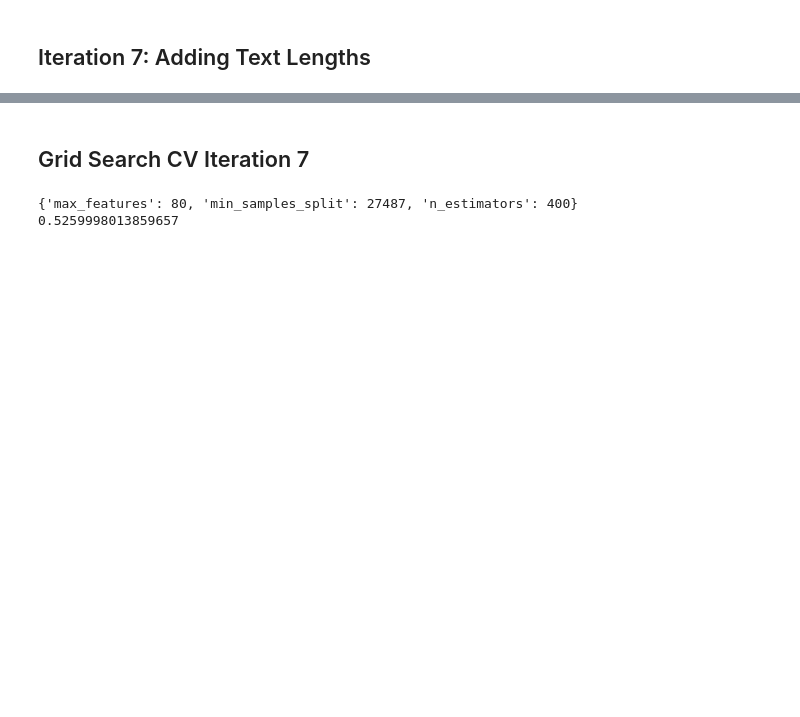
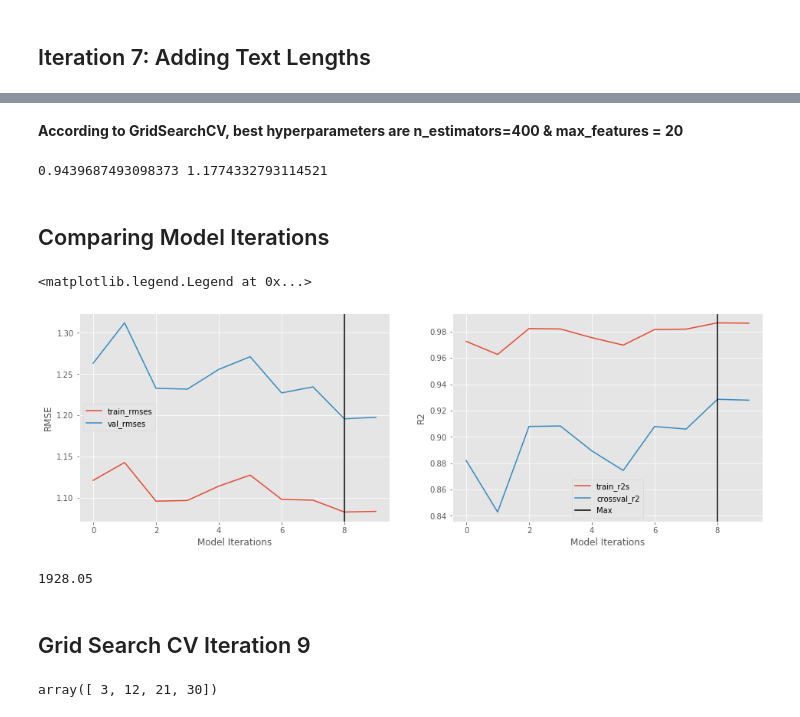
Before and after one commit to sherryduong93/Predict_AirBnB_Listings, a Jupyter notebook: Model_Tracking.ipynb, the cells around one changed output, grey strips where cells are left out. Cells and saved outputs as stored; diff of their text form; code cells hidden in the pictures; blank space fills up the shorter version.

```diff
--- a/Model_Tracking.ipynb
+++ b/Model_Tracking.ipynb
@@ -828,0 +1056,11 @@ plt.show()
+# %% [markdown]
+**According to GridSearchCV, best hyperparameters are n_estimators=400 & max_features = 20**
+# %%
+estimator = RandomForestRegressor(max_features=20, n_estimators=400)
+model10 = estimator.fit(X_train,y_train)
+preds = model10.predict(X_val)
+r2 = model10.score(X_val, y_val)
+rmse = np.sqrt(mean_squared_error(preds, y_val))
+print(r2,np.exp(rmse))
+# %% [output]
+0.9439687493098373 1.1774332793114521
@@ -829,3 +1110,32 @@ plt.show()
+# %% [markdown]
+## Comparing Model Iterations
+# %%
+x = np.arange(len(train_r2s))
+metric_names=['train_rmses', 'val_rmses', 'train_r2s', 'crossval_r2', 'val_r2s']
+metric_lst=[np.exp(train_rmses), np.exp(val_rmses), train_r2s, np.mean(crossval_r2, axis=1), val_r2s]
+
+fig, ax = plt.subplots(1,2, figsize=(16,5))
+ax[0].plot(x, metric_lst[0], label=f'{metric_names[0]}')
+ax[0].plot(x, metric_lst[1], label=f'{metric_names[1]}')
+ax[0].set_xlabel('Model Iterations')
+ax[0].set_ylabel('RMSE')
+ax[0].legend()
+ax[0].axvline(8,color='black', label='Min')
+ax[1].plot(x, metric_lst[2], label=f'{metric_names[2]}')
+ax[1].plot(x, metric_lst[3], label=f'{metric_names[3]}')
+ax[1].axvline(8,color='black', label='Max')
+# ax[1].plot(x, metric_lst[4], label=f'{metric_names[4]}')
+ax[1].set_xlabel('Model Iterations')
+ax[1].set_ylabel('R2')
+ax[1].legend()
+# plt.savefig('Graphs/Metrics_over_iterations.png',dpi=300)
+# %% [output]
+<matplotlib.legend.Legend at 0x...>
+[figure, added]
+# %%
+len(X_train)*.01
+# %% [output]
+1928.05
 # %% [markdown]
-## Grid Search CV Iteration 7
+## Grid Search CV Iteration 9
 # %%
@@ -833,11 +1143,14 @@ from sklearn.model_selection import GridSearchCV
+# %%
+np.arange(3,36,9)
+# %% [output]
+array([ 3, 12, 21, 30])
 # %%
-param_grid = {'n_estimators' : np.arange(100,500,100),
-              'max_features' : [5,30,55,80,105,122]}
-grid_search = GridSearchCV(estimator, param_grid, cv=5)
-grid_search.fit(X_train, y_train)
-print(grid_search.best_params_)
-print(grid_search.best_score_)
+# estimator = RandomForestRegressor()
+# param_grid = {'n_estimators' : np.arange(100,500,100),
+#               'max_features' : np.arange(3,len(X_train.columns),9),
+#              'max_depth': np.linspace(100,len(X_train),5)}
+# grid_search = GridSearchCV(estimator, param_grid, cv=5)
+# grid_search.fit(X_train, y_train)
+# print(grid_search.best_params_)
+# print(grid_search.best_score_)
-# %% [output]
-{'max_features': 80, 'min_samples_split': 27487, 'n_estimators': 400}
-0.5259998013859657
 # %%
```
Also changed, not shown: parts of 56 cells of this notebook, 3 other files.
